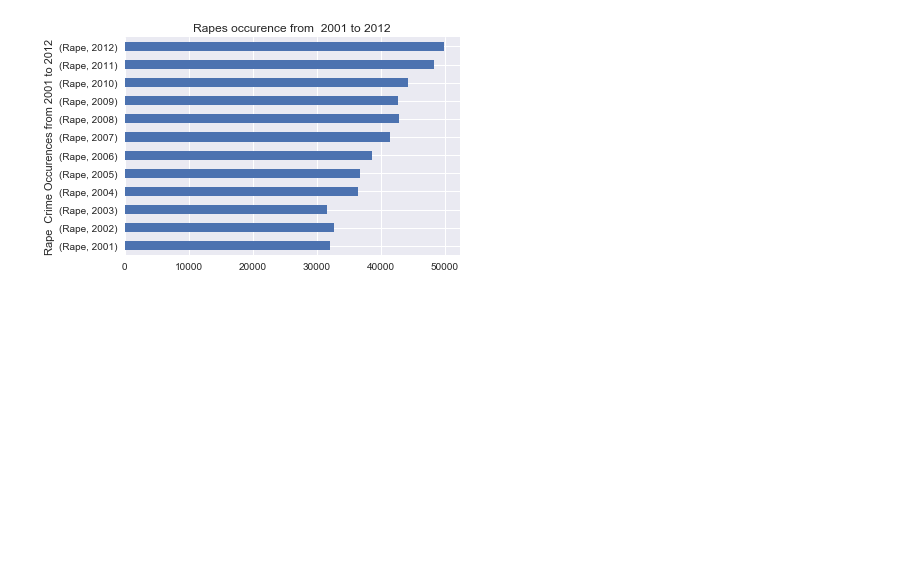
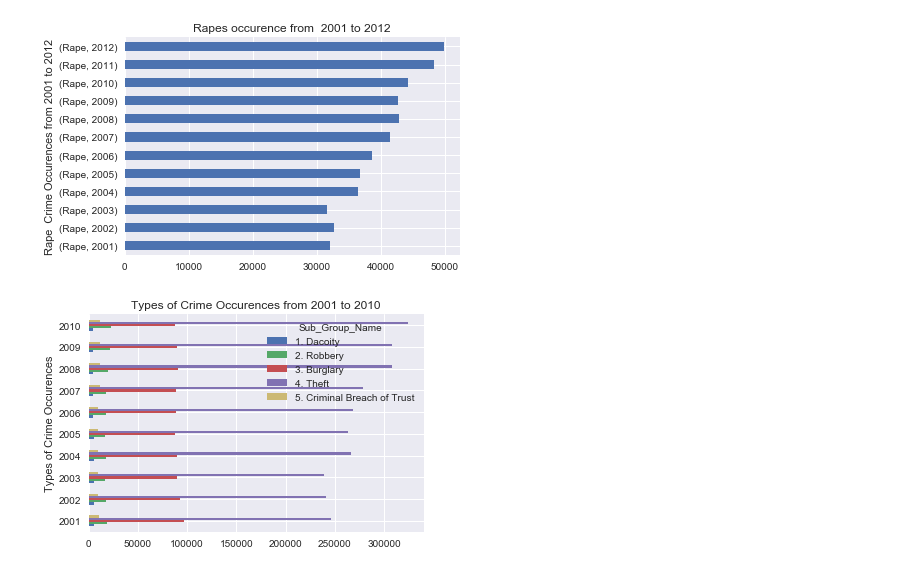
Before and after one commit to 23sanj/data_incubator_challenge, a Jupyter notebook: plot1.ipynb, the cells around one changed output. Saved outputs shown, nothing was run; the diff lists cells and outputs as text; code cells hidden in the pictures; blank space fills up the shorter version.

```diff
--- a/plot1.ipynb
+++ b/plot1.ipynb
@@ -28,3 +29,21 @@ ct.set_title('Rapes occurence from  2001 to 2012')
 plt.show()
 # %% [output]
 [figure]
+# %%
+## ROBERRY AND THEFT CRIME ANALYSIS
+#Analysis: Most common type: Theft
+
+file3='/Users/sanjana/Desktop/project/crime/10_Property_stolen_and_recovered.csv'
+df = pd.read_csv(file3)
+crimeDf=df.groupby(['Year','Sub_Group_Name']).sum()
+df2=crimeDf['Cases_Property_Stolen'].unstack(level=-1)
+df2=df2.drop(['7. Total Property Stolen & Recovered'], axis=1)
+df2=df2.drop(['6. Other Property'], axis=1)
+df2
+ct=df2.plot.barh()
+ct.set_ylabel('Types of Crime Occurences')
+ct.set_title('Types of Crime Occurences from 2001 to 2010')
+mplt.pyplot.savefig('type_prop_stolen.png')
+plt.show()
+# %% [output]
+[figure, added]
```
Also changed, not shown: parts of 18 cells of this notebook, 59 other files.
